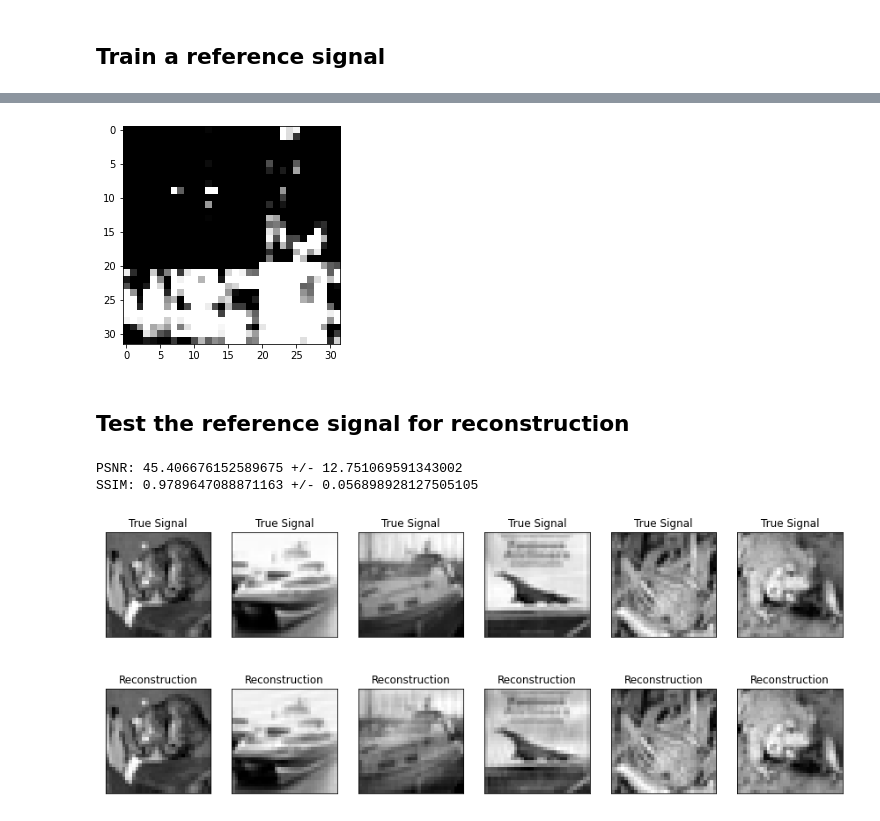
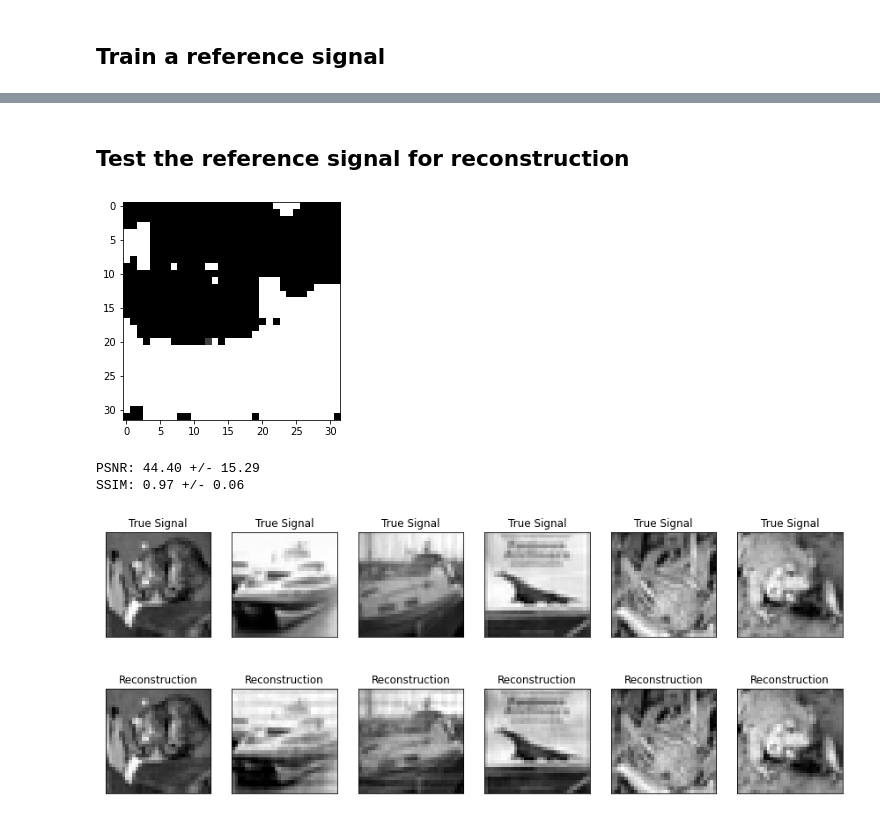
Before and after one commit to niruc100/Phase-Retrieval, a Jupyter notebook: Unrolled Network.ipynb, the cells around one changed output, grey strips where cells are left out. Cells and saved outputs as stored; diff of their text form; code cells hidden in the pictures.

```diff
--- a/Unrolled Network.ipynb
+++ b/Unrolled Network.ipynb
@@ -194,19 +231,20 @@ ref = net.train(x_train[:n_train], alpha = 0.8, beta= 0.4, epochs=10)
 ... (8 outputs left out)
-# %%
-plt.imshow(ref.numpy());
-# %% [output]
-[figure, removed]
 # %% [markdown]
 ## Test the reference signal for reconstruction
 # %%
 n_test = 10000
 
 net = UnrolledNetwork(50)
 
-rec = net(x_test[:n_test], u= ref, alpha= 0.8, eval=True)
+# show the trained reference
+plt.imshow(ref.numpy());
+plt.show()
+
+rec = net(x_test[:n_test],ref, 0.9, eval=True)
 # %% [output]
+[figure, added]
-PSNR: 45.406676152589675 +/- 12.751069591343002
-SSIM: 0.9789647088871163 +/- 0.056898928127505105
+PSNR: 44.40 +/- 15.29
+SSIM: 0.97 +/- 0.06
 # %%
 n = 6
 
@@ -214,6 +252,9 @@ height, width = x_test[0].size()
 figset = range(0,n)
 plt.figure(figsize=(n*2.5, 6))
 plt.gray()
+
+if torch.cuda.is_available():
+    rec = rec.cpu()
 
 for i in range(n):
     # display original
@@ -232,4 +273,4 @@ for i in range(n):
     ax.get_xaxis().set_visible(False)
     ax.get_yaxis().set_visible(False)
 # %% [output]
-[figure, old version]
+[figure, new version]
```
Also changed, not shown: parts of 11 cells of this notebook.
